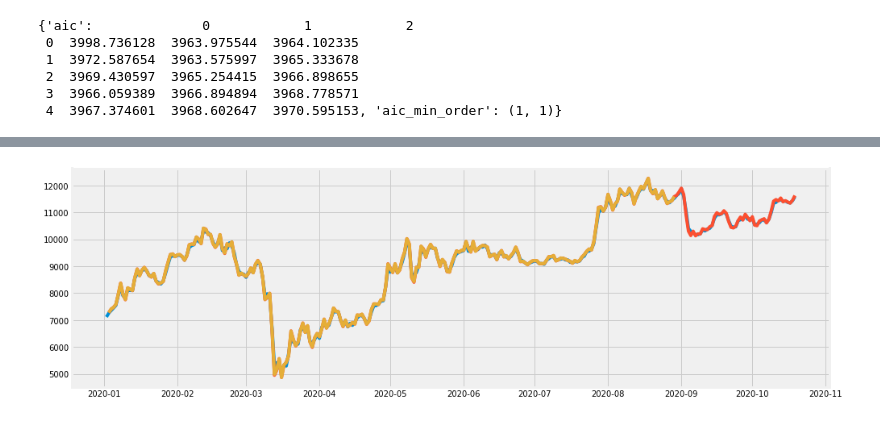
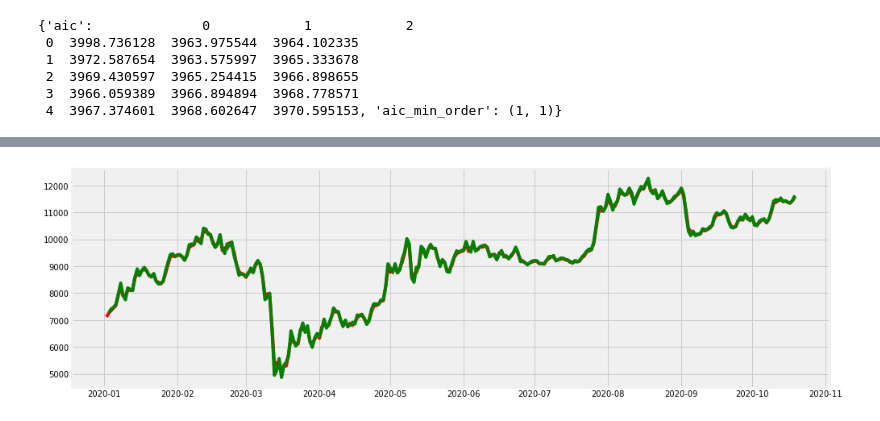
Before and after one commit to ayoubbensakhria/finance_algo, a Jupyter notebook: ARMA_Model.ipynb, the cells around one changed output, grey strips where cells are left out. Saved outputs shown, nothing was run; the diff lists cells and outputs as text; code cells hidden in the pictures.

```diff
--- a/ARMA_Model.ipynb
+++ b/ARMA_Model.ipynb
@@ -165,8 +184,12 @@ sm.tsa.stattools.arma_order_select_ic(df1_train['close'], ic='aic')
 # %%
-#fit the model_1
-mod = sm.tsa.ARIMA(df_train['close'], order = (1,1, 1), freq='D')
-result = mod.fit()
+#fit the model with the train dataset
+model_arima = sm.tsa.ARIMA(df_train['close'], order = (1,1,1), freq='D') # <- differencing order = 1
+result = model_arima.fit(disp=-1)
 print(result.summary())
+plt.figure(figsize=(15,5))
+plt.plot(dfret_train.dropna(), label='Original', color = 'green')
+plt.plot(result.fittedvalues, color='red')
+plt.show()
 # %% [output]
                              ARIMA Model Results
 ==============================================================================
@@ -196,18 +212,11 @@ plt.show()
 # %%
 #take back to original scale
 df_estimated = pd.DataFrame(result.fittedvalues,columns=['close'],copy=False)
 df_origin = df_estimated['close'] + df_train['close']
 df_origin.dropna(inplace=True)
-
-#take back to original scale model_2
-df1_estimated = pd.DataFrame(result1.fittedvalues,columns=['close'],copy=False)
-df1_origin = df1_estimated['close'] + df_train['close']
-df1_origin.dropna(inplace=True)
-
 plt.figure(figsize=(15,5))
-plt.plot(df_train['close'])
-plt.plot(df_origin)
-plt.plot(df1_origin)
+plt.plot(df_train['close'], color='red')
+plt.plot(df_origin, color = 'green')
 plt.show()
 # %% [output]
-[figure, old version]
+[figure, new version]
```
Also changed, not shown: parts of 22 cells of this notebook.
